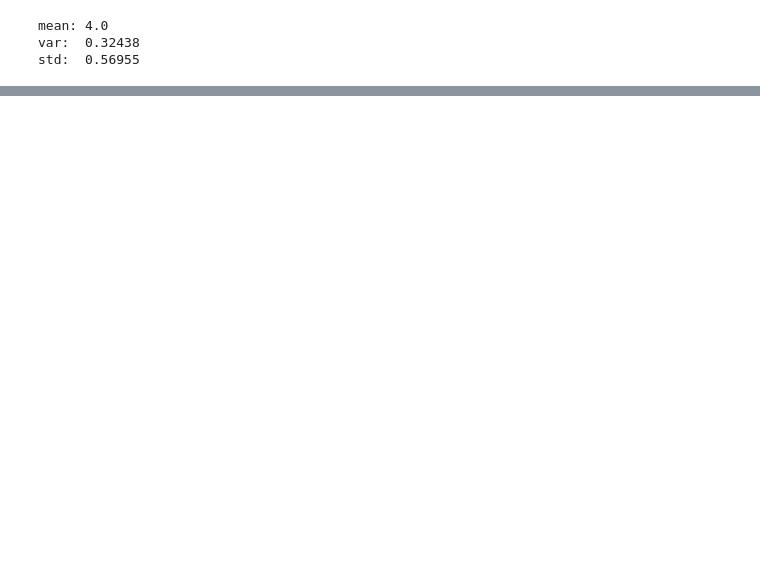
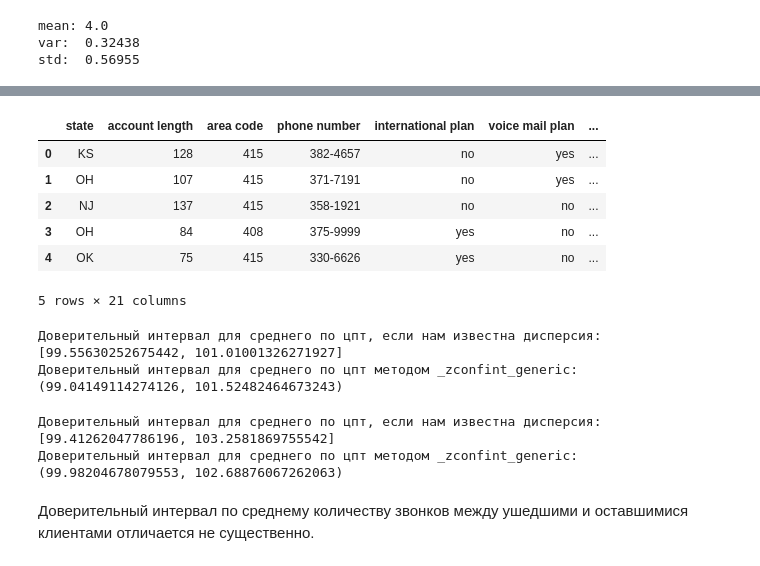
Before and after one commit to Kwaulere/Sber_DS, a Jupyter notebook: Home_work/Home_work_5.ipynb, the cells around one changed output, grey strips where cells are left out. Saved outputs shown, nothing was run; the diff lists cells and outputs as text; code cells hidden in the pictures; blank space fills up the shorter version.

```diff
--- a/Home_work/Home_work_5.ipynb
+++ b/Home_work/Home_work_5.ipynb
@@ -90,0 +105,11 @@ plt.plot()
+# %%
+df=pd.read_csv("/Users/crap/Sber/Data/telecom_churn.csv")
+df.head(5)
+# %% [output]
+|  | state | account length | area code | phone number | international plan | voice mail plan | ... |
+| 0 | KS | 128 | 415 | 382-4657 | no | yes | ... |
+| 1 | OH | 107 | 415 | 371-7191 | no | yes | ... |
+| 2 | NJ | 137 | 415 | 358-1921 | no | no | ... |
+| 3 | OH | 84 | 408 | 375-9999 | yes | no | ... |
+| 4 | OK | 75 | 415 | 330-6626 | yes | no | ... |
+5 rows × 21 columns
@@ -90,0 +119,26 @@ plt.plot()
+# %%
+data = stay
+print("Доверительный интервал для среднего по цпт, если нам известна дисперсия: [{}, {}] ".format(
+    np.mean(data) - 1.96 * np.sqrt(np.var(data)/len(data)), np.mean(data) + 1.96 * np.sqrt(np.var(data)/len(data)))
+)
+
+print("Доверительный интервал для среднего по цпт методом _zconfint_generic: {} ".format(
+    ssw._zconfint_generic(np.mean(data),  np.std(data, ddof=1), alpha=0.95, alternative='two-sided')
+))
+# %% [output]
+Доверительный интервал для среднего по цпт, если нам известна дисперсия: [99.55630252675442, 101.01001326271927]
+Доверительный интервал для среднего по цпт методом _zconfint_generic: (99.04149114274126, 101.52482464673243)
+# %%
+data = left
+print("Доверительный интервал для среднего по цпт, если нам известна дисперсия: [{}, {}] ".format(
+    np.mean(data) - 1.96 * np.sqrt(np.var(data)/len(data)), np.mean(data) + 1.96 * np.sqrt(np.var(data)/len(data)))
+)
+
+print("Доверительный интервал для среднего по цпт методом _zconfint_generic: {} ".format(
+    ssw._zconfint_generic(np.mean(data),  np.std(data, ddof=1), alpha=0.95, alternative='two-sided')
+))
+# %% [output]
+Доверительный интервал для среднего по цпт, если нам известна дисперсия: [99.41262047786196, 103.2581869755542]
+Доверительный интервал для среднего по цпт методом _zconfint_generic: (99.98204678079553, 102.68876067262063)
+# %% [markdown]
+Доверительный интервал по среднему количеству звонков между ушедшими и оставшимися клиентами отличается не существенно.
```
Also changed, not shown: parts of 10 cells of this notebook.
